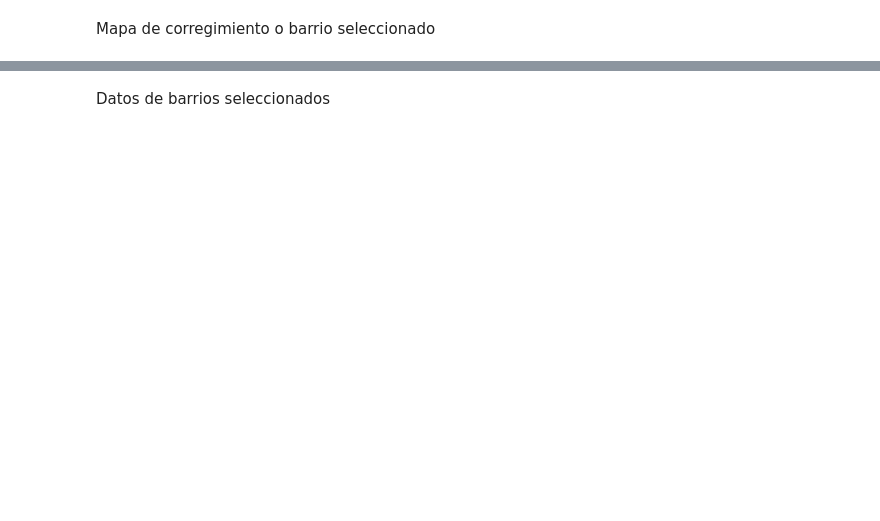
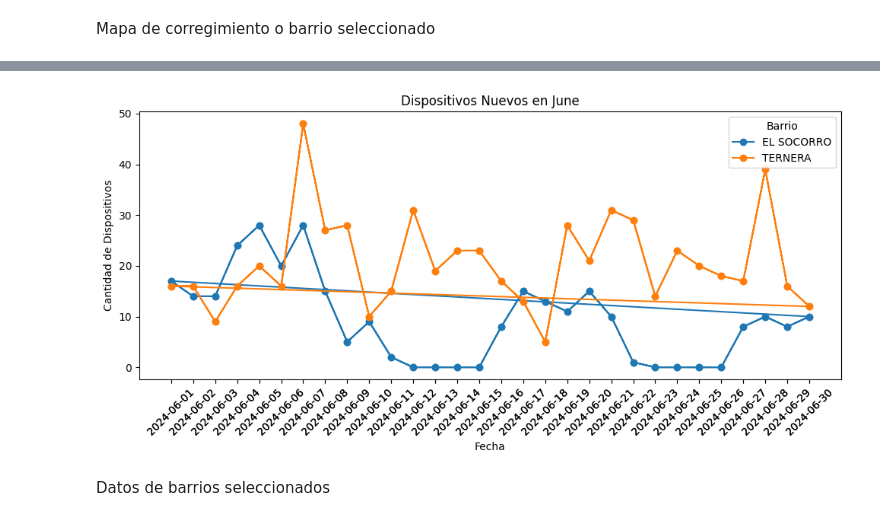
Before and after one commit to JosePimienta/Zonas-WIFI, a Jupyter notebook: Estudio_de_zonas_wifi_en_la_ciudad_de_Cartagena.ipynb, the cells around one changed output, grey strips where cells are left out. Saved outputs shown, nothing was run; the diff lists cells and outputs as text; code cells hidden in the pictures; blank space fills up the shorter version.

Commit message:
Gráficos de nuevos dispositivos

```diff
--- a/Estudio_de_zonas_wifi_en_la_ciudad_de_Cartagena.ipynb
+++ b/Estudio_de_zonas_wifi_en_la_ciudad_de_Cartagena.ipynb
@@ -156,0 +156,6 @@ Los siguientes barrios NO fueron encontrados en el GeoJSON:
+# %%
+#
+df_filtrado = df[df["Corregimiento/Barrio"].isin(barrios_seleccionados)]
+
+#
+df_filtrado = pd.concat([df_filtrado, df[df["Corregimiento/Barrio"].isin(barrios_seleccionados)]])
@@ -157,2 +234,21 @@ Los siguientes barrios NO fueron encontrados en el GeoJSON:
+# %%
+# Crear la figura
+plt.figure(figsize=(10, 5))
+
+# Iterar sobre cada barrio seleccionado y graficar por separado
+for barrio in barrios_seleccionados:
+    df_barrio = df_mes[df_mes["Corregimiento/Barrio"] == barrio]  # Filtrar datos del barrio
+    plt.plot(df_barrio["Fecha"], df_barrio["Dispositivos Nuevos"], marker='o', linestyle='-', label=barrio)
+
+# Rotar etiquetas del eje X para mejor visualización
+plt.xticks(df_barrio['Fecha'], rotation=45)
+plt.title(f"Dispositivos Nuevos en {nombre_mes}")
+plt.xlabel("Fecha")
+plt.ylabel("Cantidad de Dispositivos")
+plt.legend(title="Barrio")  # Mostrar leyenda con los nombres de los barrios
+plt.tight_layout()
+plt.show()
+# %% [output]
+[figure, added]
 # %% [markdown]
 Datos de barrios seleccionados
```
Also changed, not shown: parts of 8 cells of this notebook.
